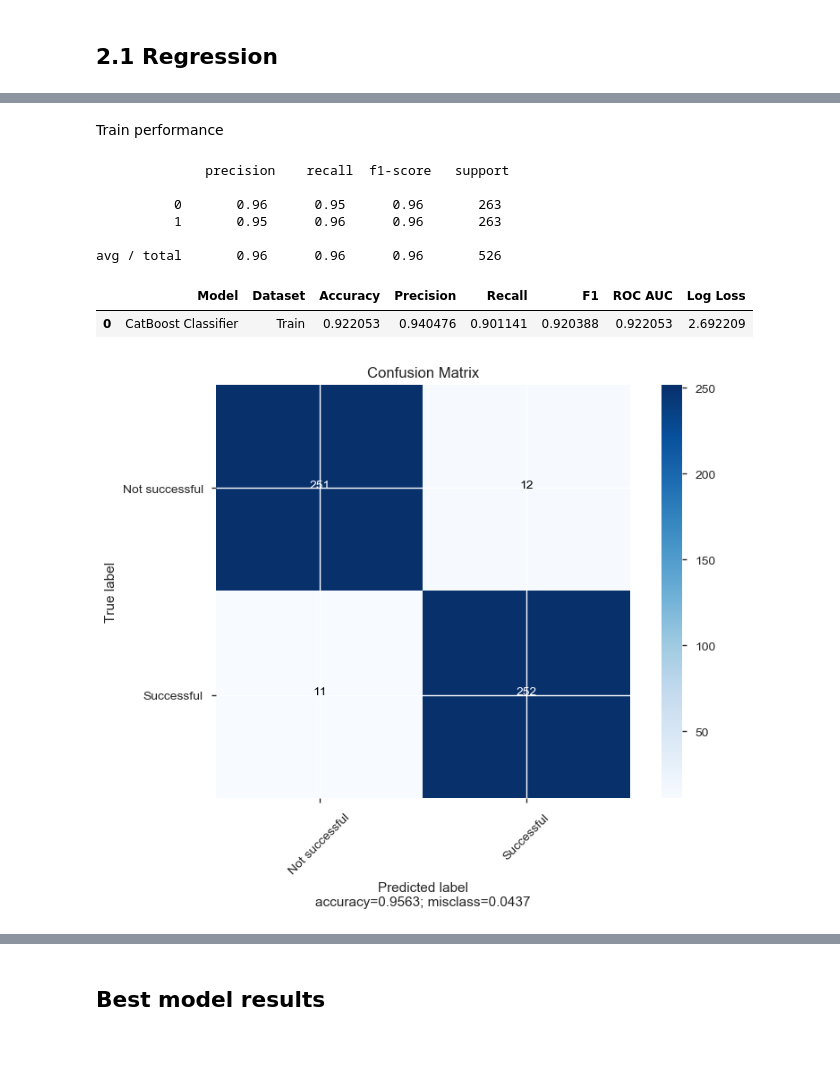
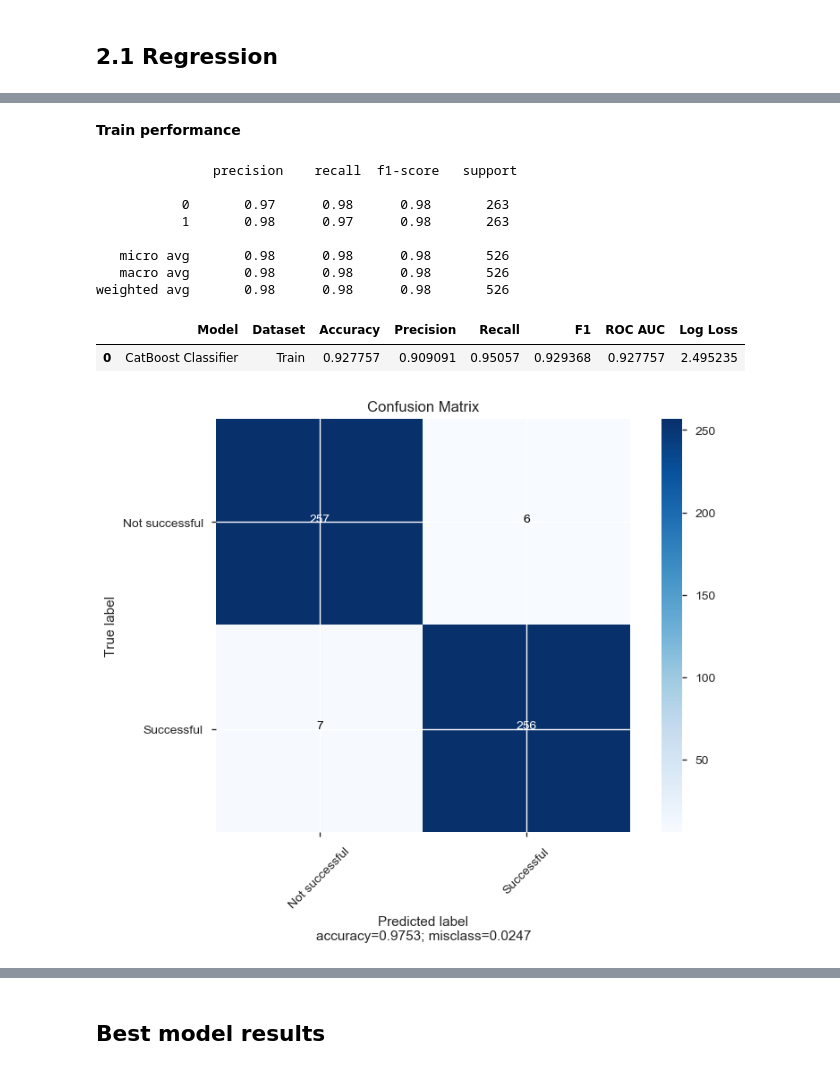
Before and after one commit to bernardoff/ML-Lab, a Jupyter notebook: PMI Test.ipynb, the cells around one changed output, grey strips where cells are left out. Cells and saved outputs as stored; diff of their text form; code cells hidden in the pictures.

```diff
--- a/PMI Test.ipynb
+++ b/PMI Test.ipynb
@@ -588,17 +611,27 @@ encoded_features.head()
 # %% [markdown]
 Remove correlated features after One Hot Encoding
 # %%
+corr_threshold = 0.8
+
 # Use Pandas profiling again to check for correlation between the new encoded features
 train_data_profile = pandas_profiling.ProfileReport(X_train_one_hot)
-corr_threshold = 0.8
+train_data_profile_under = pandas_profiling.ProfileReport(X_train_one_hot_under)
 
 # List the features with correlation value above the threshold
 rejected_variables = train_data_profile.get_rejected_variables(threshold=corr_threshold)
 print('There are %i rejected variables'%len(rejected_variables) + ' that has high correlation with others (current threshold is %f)'%corr_threshold)
 print(rejected_variables)
 
+rejected_variables_under = train_data_profile_under.get_rejected_variables(threshold=corr_threshold)
+print('\nIn the undersampled dataset, there are %i rejected variables'%len(rejected_variables_under) + ' that has high correlation with others (current threshold is %f)'%corr_threshold)
+print(rejected_variables_under)
+
 # Remove these features from encoded datasets
 X_train_one_hot.drop(rejected_variables, axis=1, inplace=True)
 X_test_one_hot.drop(rejected_variables, axis=1, inplace=True)
 X_pred_one_hot.drop(rejected_variables, axis=1, inplace=True)
+
+X_train_one_hot_under.drop(rejected_variables_under, axis=1, inplace=True)
+X_test_one_hot_under.drop(rejected_variables_under, axis=1, inplace=True)
+X_pred_one_hot_under.drop(rejected_variables_under, axis=1, inplace=True)
 # %% [output]
@@ -1053,9 +1079,15 @@ xgb_model_clas = GridSearchCV(xgboost.XGBClassifier()
                      , cv = kfold
                      , n_jobs = -1
                      )
+# %%
+# For some reason these became objects again, converting back to numeric
+fix_to_numeric = ['NCON','RETAILPACKPRICE','TRCONTE','launch_year','launch_quarter','launch_month' ]
+for col in fix_to_numeric:
+    X_train_one_hot_under[col] = pd.to_numeric(X_train_one_hot_under[col])
+    X_test_one_hot_under[col] = pd.to_numeric(X_train_one_hot_under[col])
 # %%
 %%time
 run_xgb_class = 1
 if run_xgb_class:
-    xgb_model_clas.fit(X_train_one_hot, y_train_class)
+    xgb_model_clas.fit(X_train_one_hot_under, y_train_class_under)
 # %% [output]
@@ -1072,37 +1104,39 @@ pd.DataFrame(index=labels,data=xgb_model_clas.best_estimator_.feature_importance
-# %% [markdown]
-Train performance
+# %% [markdown]
+**Train performance**
 # %%
-clas_train_predictions = xgb_model_clas.predict(X_train_one_hot)
-xgb_clas_train_actual = y_train_class.copy()
+clas_train_predictions = xgb_model_clas.predict(X_train_one_hot_under)
+xgb_clas_train_actual = y_train_class_under.copy()
 xgb_clas_train_pred = clas_train_predictions.copy()
 
 xgb_clas_train_summary = pd.DataFrame(
     [['XGBoost Classifier'
     ,'Train'
-    ,accuracy_score(y_train_class, clas_train_predictions)
-    ,precision_score(y_train_class, clas_train_predictions)
-    ,recall_score(y_train_class, clas_train_predictions)
-    ,f1_score(y_train_class, clas_train_predictions)
-    ,roc_auc_score(y_train_class, clas_train_predictions)
-    ,log_loss(y_train_class, clas_train_predictions)]]
+    ,accuracy_score(y_train_class_under, clas_train_predictions)
+    ,precision_score(y_train_class_under, clas_train_predictions)
+    ,recall_score(y_train_class_under, clas_train_predictions)
+    ,f1_score(y_train_class_under, clas_train_predictions)
+    ,roc_auc_score(y_train_class_under, clas_train_predictions)
+    ,log_loss(y_train_class_under, clas_train_predictions)]]
     ,columns=['Model','Dataset','Accuracy','Precision','Recall','F1','ROC AUC','Log Loss']
     )
 
-print('\n',classification_report(y_train_class, clas_train_predictions))
+print('\n',classification_report(y_train_class_under, clas_train_predictions))
 cat_clas_train_summary
 # %% [output]
-              precision    recall  f1-score   support
+               precision    recall  f1-score   support
 
-          0       0.96      0.95      0.96       263
-          1       0.95      0.96      0.96       263
+           0       0.97      0.98      0.98       263
+           1       0.98      0.97      0.98       263
 
-avg / total       0.96      0.96      0.96       526
+   micro avg       0.98      0.98      0.98       526
+   macro avg       0.98      0.98      0.98       526
+weighted avg       0.98      0.98      0.98       526
 |  | Model | Dataset | Accuracy | Precision | Recall | F1 | ROC AUC | Log Loss |
-| 0 | CatBoost Classifier | Train | 0.922053 | 0.940476 | 0.901141 | 0.920388 | 0.922053 | 2.692209 |
+| 0 | CatBoost Classifier | Train | 0.927757 | 0.909091 | 0.95057 | 0.929368 | 0.927757 | 2.495235 |
 # %%
-plot_confusion_matrix(cm           = confusion_matrix(y_train_class, clas_train_predictions),
+plot_confusion_matrix(cm           = confusion_matrix(y_train_class_under, clas_train_predictions),
                       normalize    = False,
                       target_names = ['Not successful','Successful'],
                       title        = "Confusion Matrix")
 # %% [output]
-[figure, old version]
+[figure, new version]
```
Also changed, not shown: parts of 121 cells of this notebook, 1 other file.
